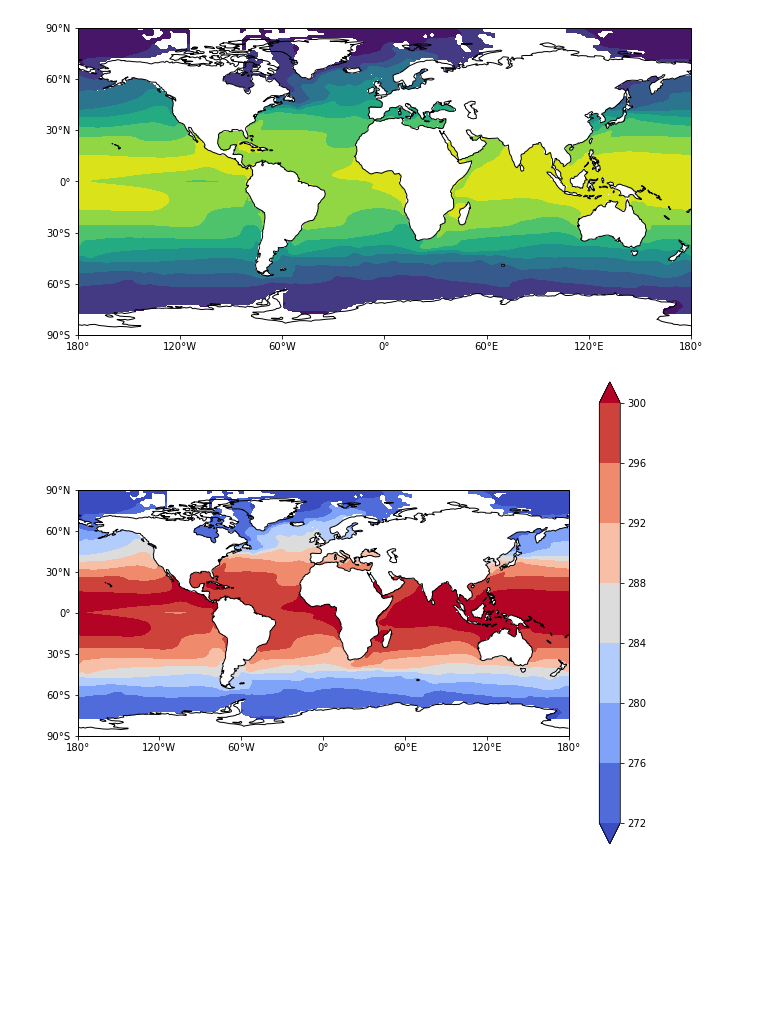
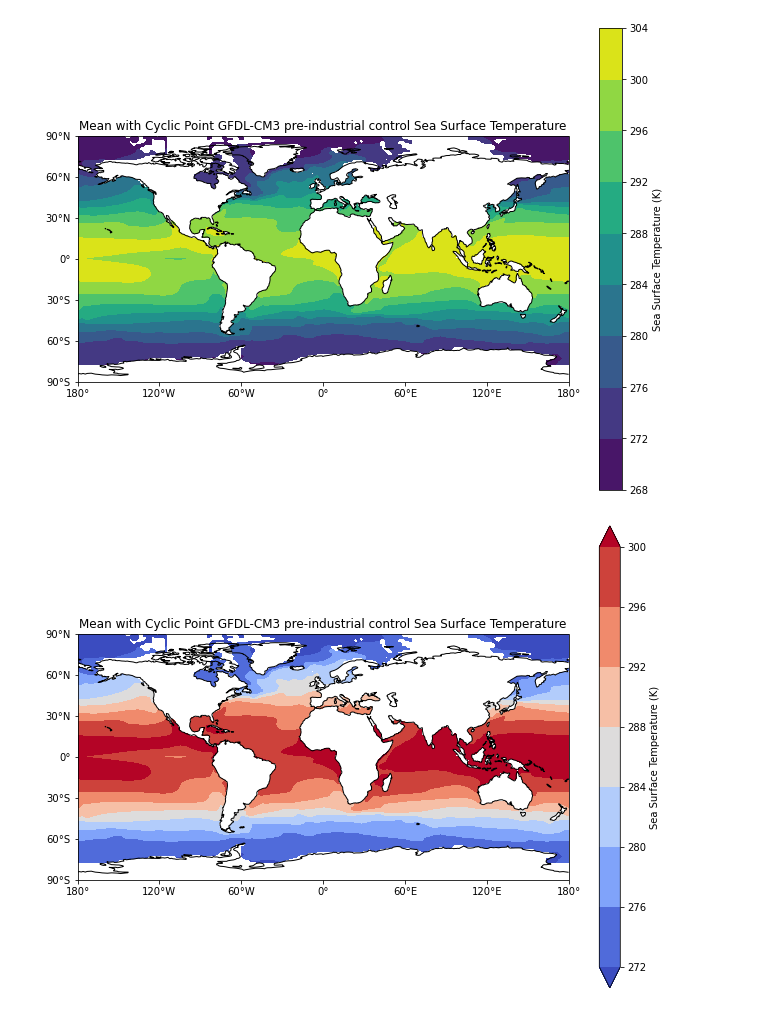
Before and after one commit to dnedza/clim680_assignments, a Jupyter notebook: clim680_assign1_dnedza.ipynb, the cells around one changed output. Cells and saved outputs as stored; diff of their text form; code cells hidden in the pictures; blank space fills up the shorter version.

```diff
--- a/clim680_assign1_dnedza.ipynb
+++ b/clim680_assign1_dnedza.ipynb
@@ -99,34 +83,35 @@ ax.coastlines();
 # %%
 #Make the figure larger
 fig = plt.figure( figsize = ( 11, 8.5 ) );
 
 #Set the axes using the specified map projection
 ax = plt.axes( projection = ccrs.PlateCarree() );
 
 ##Add cyclic point to data
 #data = dataset_mean['tos'];
 data, lons = add_cyclic_point( dataset_mean['tos'], coord = dataset_mean['rlon'] );
 
 #Make a filled contour plot
 cs = ax.contourf( lons, dataset_mean['rlat'], data, transform = ccrs.PlateCarree() );
+plt.title( 'Mean with Cyclic Point ' + dataset.attrs['model_id'] + ' ' + dataset.attrs['experiment'] + ' ' + dataset['tos'].attrs['long_name'] );
 
 #Add coastlines
 ax.coastlines();
 
 #Define the xticks for longitude
 ax.set_xticks( np.arange( -180, 181, 60 ), crs = ccrs.PlateCarree() );
 lon_formatter = cticker.LongitudeFormatter();
 ax.xaxis.set_major_formatter( lon_formatter );
 
 #Define the yticks for the latitude
 ax.set_yticks( np.arange( -90, 91, 30 ), crs = ccrs.PlateCarree() );
 lat_formatter = cticker.LatitudeFormatter();
 ax.yaxis.set_major_formatter( lat_formatter );
 
 ##Add colorbar
-cbar = plt.colorbar( cs );
+cbar = plt.colorbar( cs, label = dataset['tos'].attrs['long_name'] + ' (' + dataset['tos'].attrs['units'] + ')' );
 # %% [output]
-[figure, old version]
+[figure, new version]
 # %%
 ##Make the figure larger
 fig = plt.figure( figsize = ( 11, 8.5 ) );
@@ -136,7 +121,7 @@ ax = plt.axes( projection = ccrs.PlateCarree() );
 
 #Make a filled contour plot
 cs = ax.contourf( lons, dataset_mean['rlat'], data, transform = ccrs.PlateCarree(), cmap = 'coolwarm', extend = 'both' );
-
+plt.title( 'Mean with Cyclic Point ' + dataset.attrs['model_id'] + ' ' + dataset.attrs['experiment'] + ' ' + dataset['tos'].attrs['long_name'] );
 ##Add coastlines
 ax.coastlines();
 
@@ -151,9 +136,9 @@ lat_formatter = cticker.LatitudeFormatter();
 ax.yaxis.set_major_formatter( lat_formatter );
 
 ##Add colorbar
-cbar = plt.colorbar( cs );
+cbar = plt.colorbar( cs, label = dataset['tos'].attrs['long_name'] + ' (' + dataset['tos'].attrs['units'] + ')' );
 # %% [output]
-[figure, old version]
+[figure, new version]
 # %%
 ##Make the figure larger
 fig = plt.figure( figsize = ( 11, 8.5 ) );
```
Also changed, not shown: parts of 39 cells of this notebook, 5 other files.
